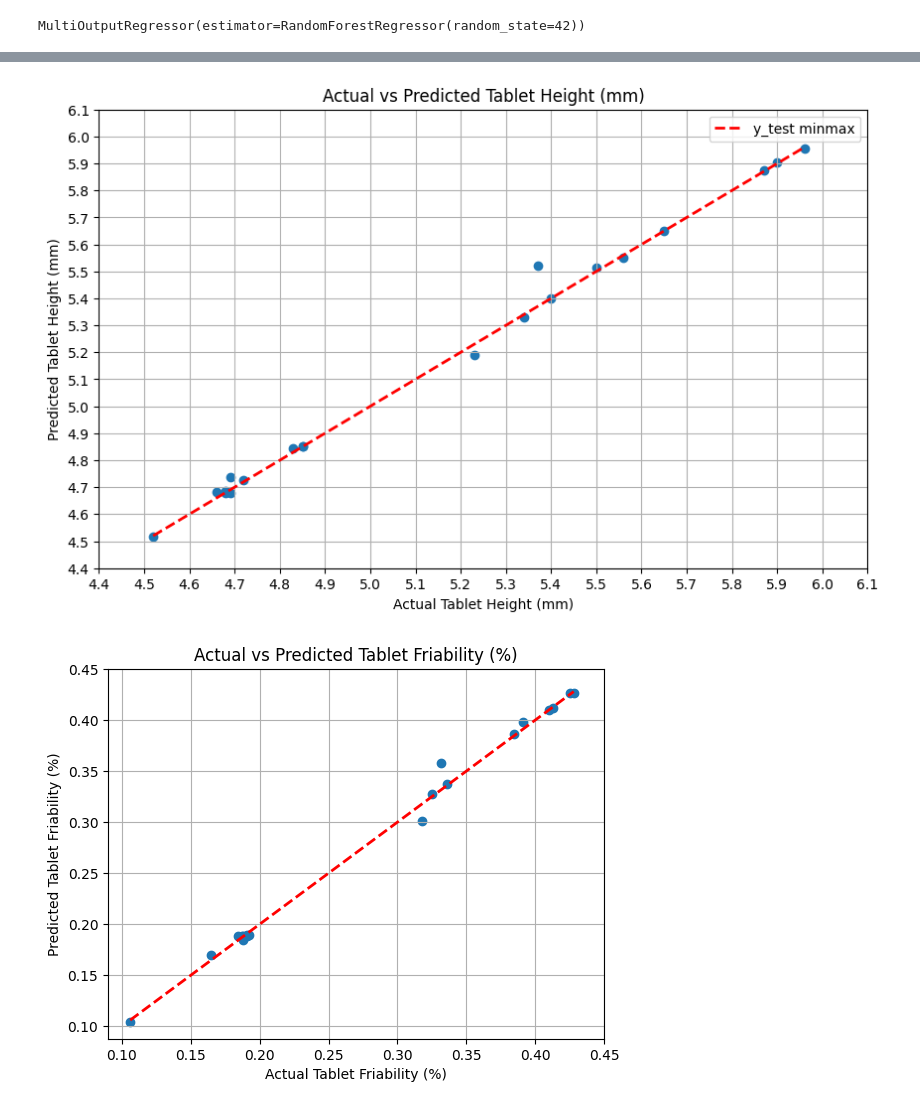
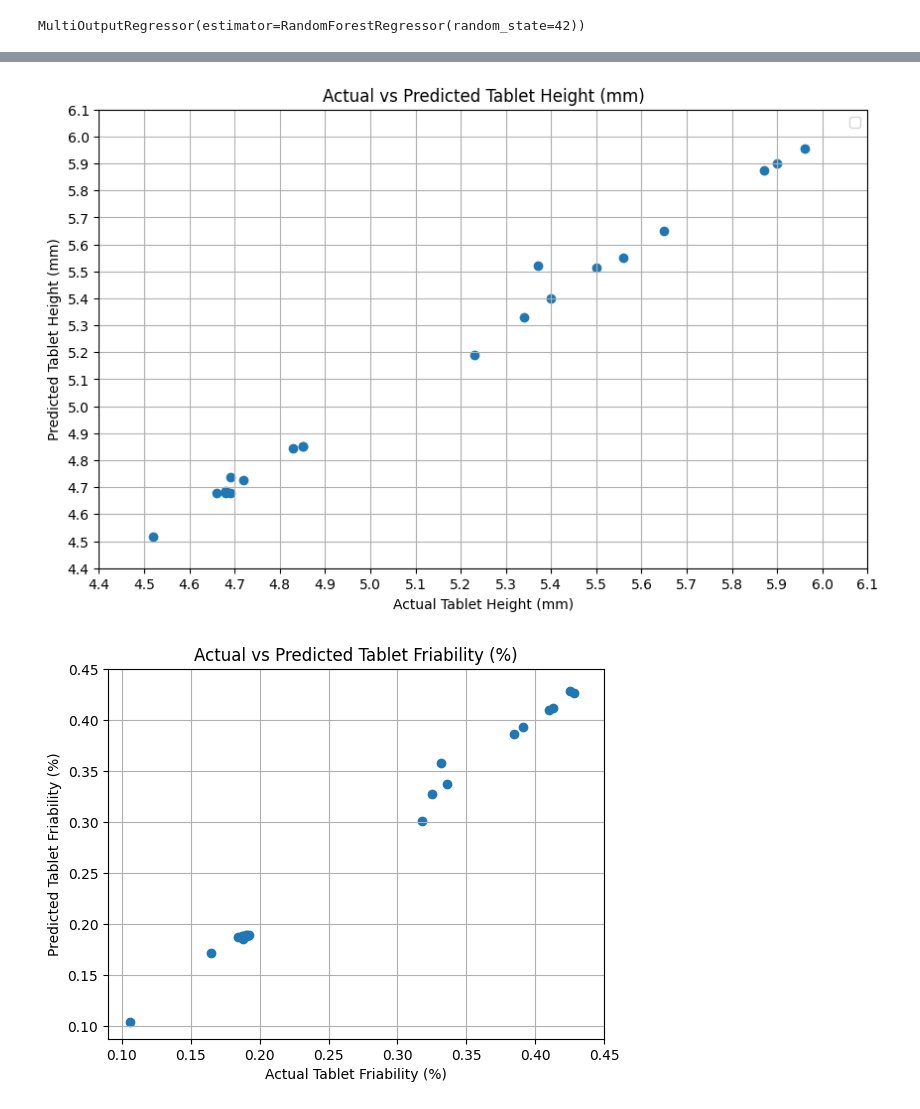
Before and after one commit to MrHexeberg/AI-medical-project, a Jupyter notebook: AI_Model_Pill/MultiOutputRegressor.ipynb, the cells around one changed output, grey strips where cells are left out. Saved outputs shown, nothing was run; the diff lists cells and outputs as text; code cells hidden in the pictures.

```diff
--- a/AI_Model_Pill/MultiOutputRegressor.ipynb
+++ b/AI_Model_Pill/MultiOutputRegressor.ipynb
@@ -71,6 +70,7 @@ X_train, X_test, y_train, y_test = train_test_split(X, y, test_size=0.2, random_
 # %%
 # Scaling the dataset
 scaler = StandardScaler()
-X_train_scaled = X_train #scaler.fit_transform(X_train)
-X_test_scaled = X_test  #scaler.fit_transform(X_test)
+X_train_scaled = scaler.fit_transform(X_train)
+
+X_test_scaled = scaler.transform(X_test)
 # %%
@@ -134,30 +119,30 @@ plt.grid()
 # %%
 # Tablet height
 sample = 'Tablet Height (mm)'
 test_sample = y_test[sample]
 plt.figure(figsize=(10,6))
 plt.scatter(test_sample, y_pred[:, 1])
-plt.plot([test_sample.min(), test_sample.max()],
-         [test_sample.min(), test_sample.max()], 'r--', lw=2, label='y_test minmax')
+# plt.plot([test_sample.min(), test_sample.max()],
+#          [test_sample.min(), test_sample.max()], 'r--', lw=2, label='y_test minmax')
 plt.xlabel(f'Actual {sample}')
 plt.ylabel(f'Predicted {sample}')
 plt.title(f'Actual vs Predicted {sample}')
 plt.legend()
 
 # Making custom grid for the plot
 xy = np.arange(4.4, 6.2, 0.1)
 plt.xticks(xy)
 plt.yticks(xy)
 plt.grid()
 # %% [output]
-[figure, old version]
+[figure, new version]
 # %%
 # Plotting Tablet Friability (%)
 sample = 'Tablet Friability (%)'
 test_sample = y_test[sample]
 plt.scatter(test_sample, y_pred[:, 2])
-plt.plot([test_sample.min(), test_sample.max()],
-         [test_sample.min(), test_sample.max()], 'r--', lw=2)
+# plt.plot([test_sample.min(), test_sample.max()],
+#          [test_sample.min(), test_sample.max()], 'r--', lw=2)
 plt.xlabel(f'Actual {sample}')
 plt.ylabel(f'Predicted {sample}')
 plt.title(f'Actual vs Predicted {sample}')
@@ -168,4 +153,4 @@ plt.xticks(xy)
 plt.yticks(xy)
 plt.grid()
 # %% [output]
-[figure, old version]
+[figure, new version]
```
Also changed, not shown: parts of 5 cells of this notebook, 1 other file.
